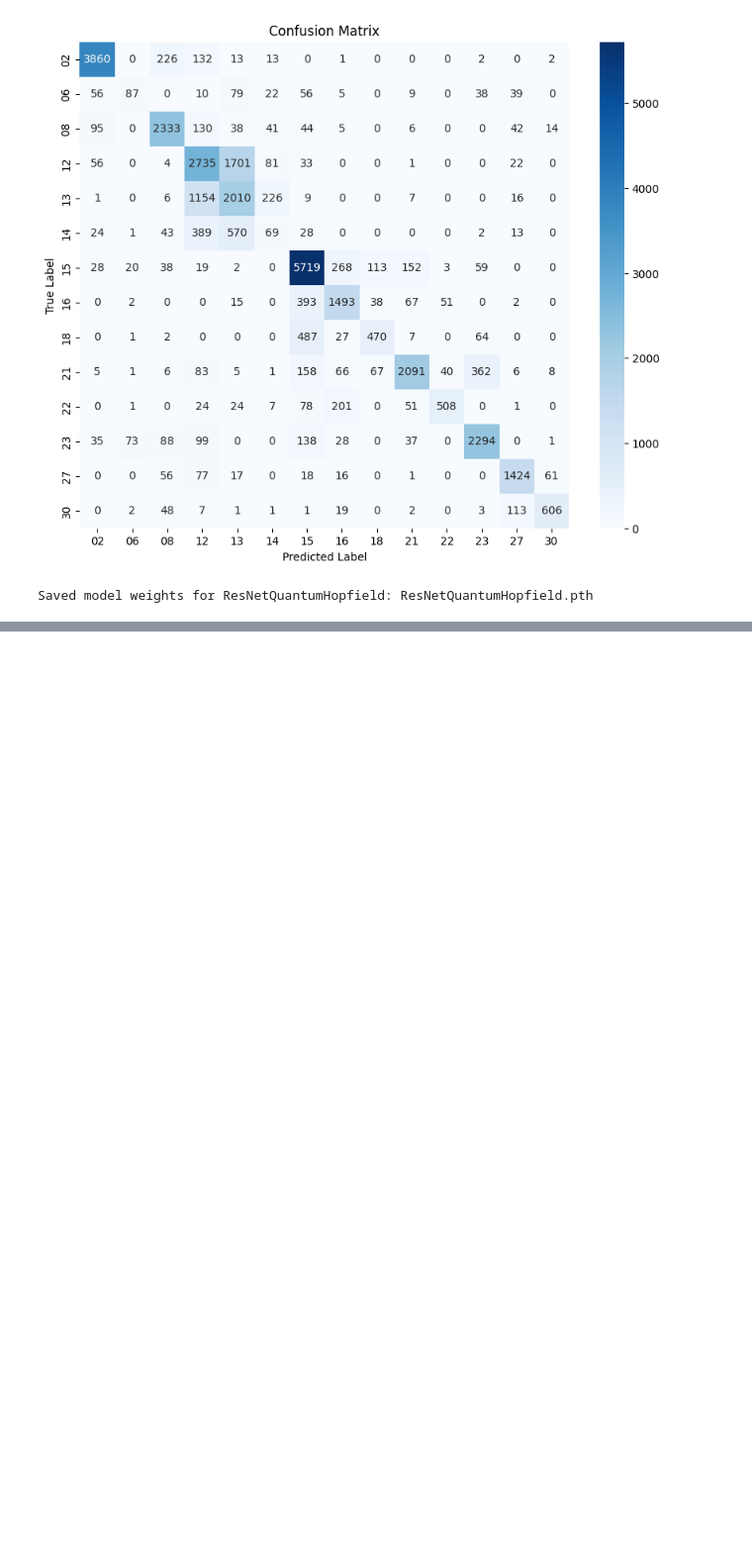
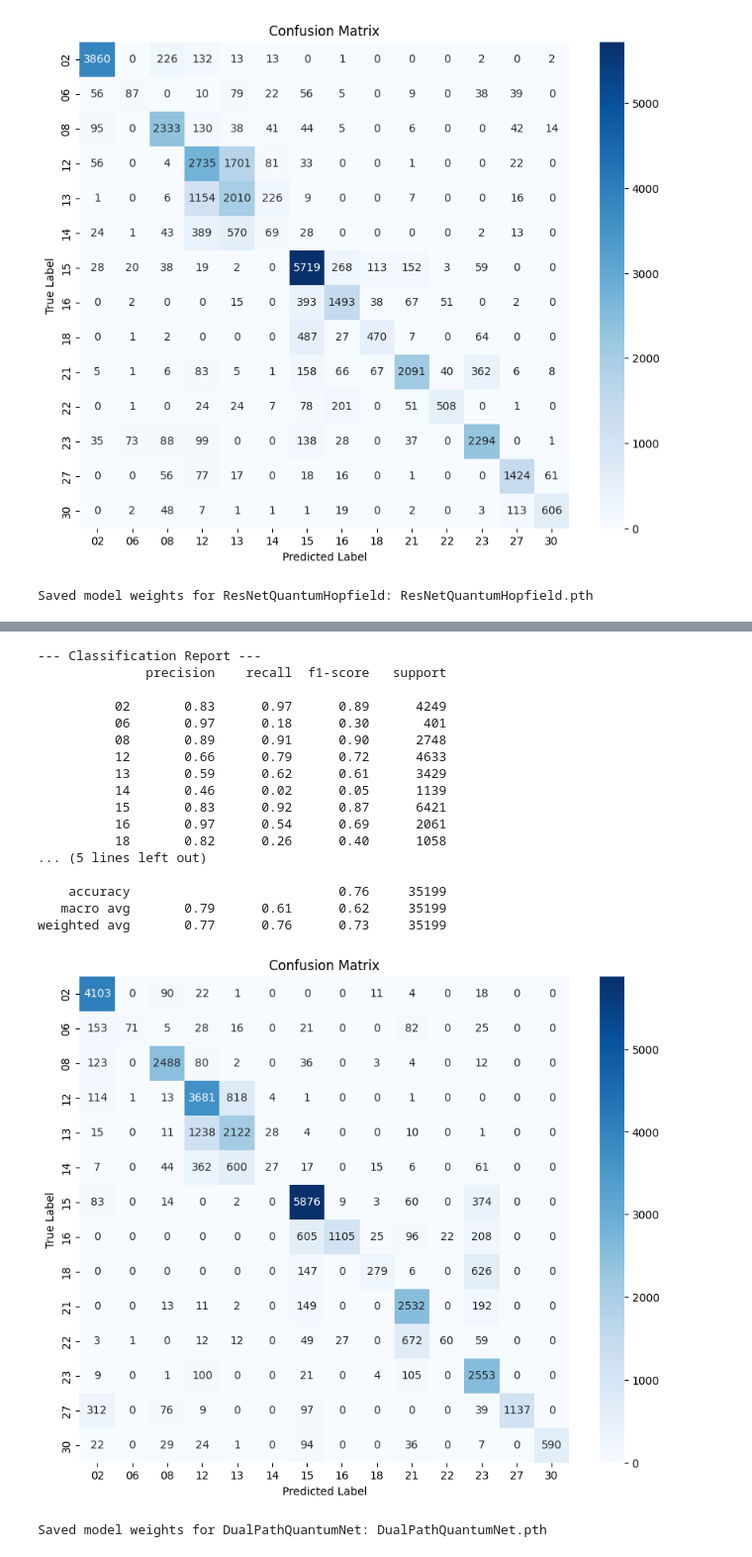
Before and after one commit to MihaiUM2001/CardioQML, a Jupyter notebook: ViewClassification.ipynb, the cells around one changed output, grey strips where cells are left out. Shown at 99% size. Cells and saved outputs as stored; diff of their text form; code cells hidden in the pictures; blank space fills up the shorter version.

```diff
--- a/ViewClassification.ipynb
+++ b/ViewClassification.ipynb
@@ -2095,0 +2368,25 @@ Saved model weights for ResNetQuantumHopfield: ResNetQuantumHopfield.pth
+# %%
+evaluate_model(trained_model_dp, test_loader, base_dataset.classes)
+# %% [output]
+--- Classification Report ---
+              precision    recall  f1-score   support
+
+          02       0.83      0.97      0.89      4249
+          06       0.97      0.18      0.30       401
+          08       0.89      0.91      0.90      2748
+          12       0.66      0.79      0.72      4633
+          13       0.59      0.62      0.61      3429
+          14       0.46      0.02      0.05      1139
+          15       0.83      0.92      0.87      6421
+          16       0.97      0.54      0.69      2061
+          18       0.82      0.26      0.40      1058
+... (5 lines left out)
+
+    accuracy                           0.76     35199
+   macro avg       0.79      0.61      0.62     35199
+weighted avg       0.77      0.76      0.73     35199
+[figure, added]
+# %%
+save_model(trained_model_dp, model_path_dp, model_name_dp)
+# %% [output]
+Saved model weights for DualPathQuantumNet: DualPathQuantumNet.pth
```
Also changed, not shown: parts of 16 cells of this notebook.
